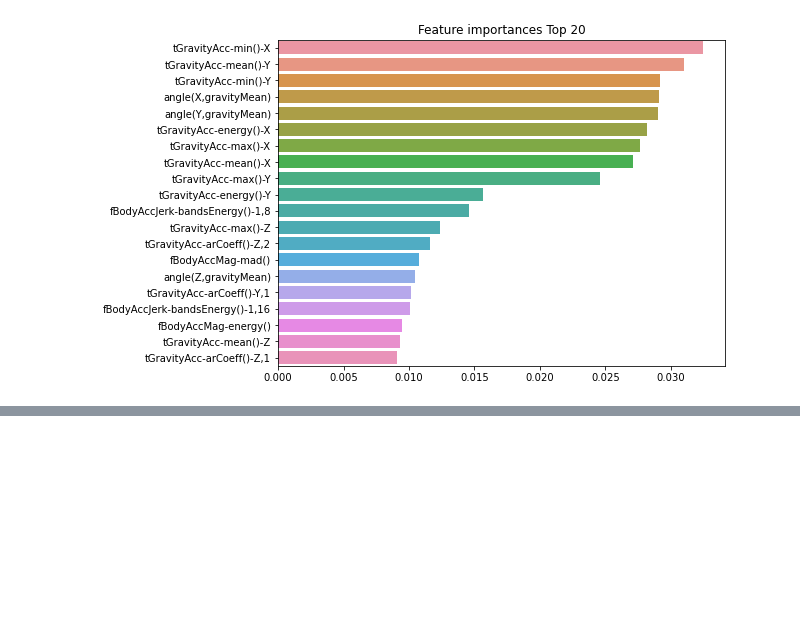
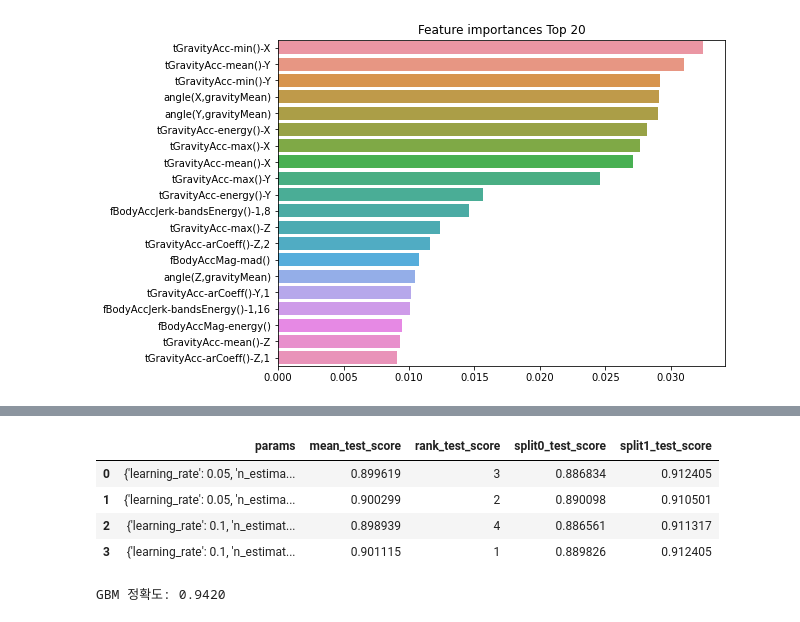
Before and after one commit to n0y0j/machine-learning-study, a Jupyter notebook: Chapter4/4.3_Ensemble_Learning.ipynb, the cells around one changed output, grey strips where cells are left out. Cells and saved outputs as stored; diff of their text form; code cells hidden in the pictures; blank space fills up the shorter version.

Commit message:
Study Gradient Boost.

```diff
--- a/Chapter4/4.3_Ensemble_Learning.ipynb
+++ b/Chapter4/4.3_Ensemble_Learning.ipynb
@@ -185,3 +190,21 @@ sns.barplot(x=ftr_top20 , y = ftr_top20.index)
 plt.show()
 # %% [output]
 [figure]
+# %%
+from sklearn.ensemble import GradientBoostingClassifier
+import time
+import warnings
+warnings.filterwarnings('ignore')
+
+X_train, X_test, y_train, y_test = get_human_dataset()
+
+# GBM 수행 시간 측정을 위함. 시작 시간 설정.
+start_time = time.time()
+
+gb_clf = GradientBoostingClassifier(random_state=0)
+gb_clf.fit(X_train , y_train)
+gb_pred = gb_clf.predict(X_test)
+gb_accuracy = accuracy_score(y_test, gb_pred)
+
+print('GBM 정확도: {0:.4f}'.format(gb_accuracy))
+print("GBM 수행 시간: {0:.1f} 초 ".format(time.time() - start_time))
@@ -187,0 +214,11 @@ plt.show()
+# %%
+from sklearn.model_selection import GridSearchCV
+
+params = {
+    'n_estimators':[100, 500],
+    'learning_rate' : [ 0.05, 0.1]
+}
+grid_cv = GridSearchCV(gb_clf , param_grid=params , cv=2 ,verbose=1)
+grid_cv.fit(X_train , y_train)
+print('최적 하이퍼 파라미터:\n', grid_cv.best_params_)
+print('최고 예측 정확도: {0:.4f}'.format(grid_cv.best_score_))
@@ -187,0 +232,17 @@ plt.show()
+# %%
+scores_df = pd.DataFrame(grid_cv.cv_results_)
+scores_df[['params', 'mean_test_score', 'rank_test_score',
+'split0_test_score', 'split1_test_score']]
+# %% [output]
+|  | params | mean_test_score | rank_test_score | split0_test_score | split1_test_score |
+| 0 | {'learning_rate': 0.05, 'n_estima... | 0.899619 | 3 | 0.886834 | 0.912405 |
+| 1 | {'learning_rate': 0.05, 'n_estima... | 0.900299 | 2 | 0.890098 | 0.910501 |
+| 2 | {'learning_rate': 0.1, 'n_estimat... | 0.898939 | 4 | 0.886561 | 0.911317 |
+| 3 | {'learning_rate': 0.1, 'n_estimat... | 0.901115 | 1 | 0.889826 | 0.912405 |
+# %%
+# GridSearchCV를 이용하여 최적으로 학습된 estimator로 predict 수행.
+gb_pred = grid_cv.best_estimator_.predict(X_test)
+gb_accuracy = accuracy_score(y_test, gb_pred)
+print('GBM 정확도: {0:.4f}'.format(gb_accuracy))
+# %% [output]
+GBM 정확도: 0.9420
```
Also changed, not shown: parts of 3 cells of this notebook.
